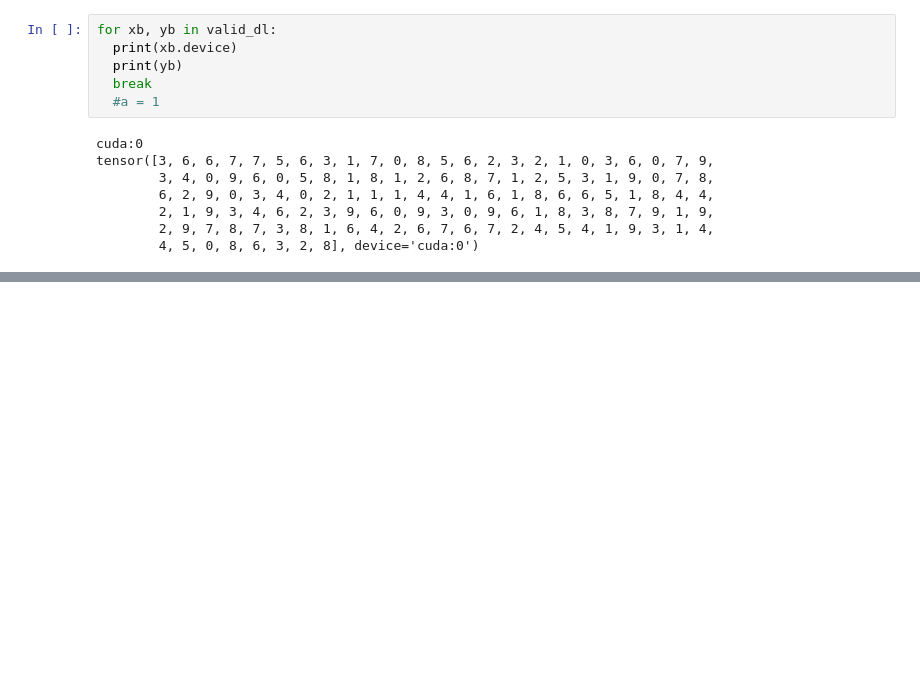
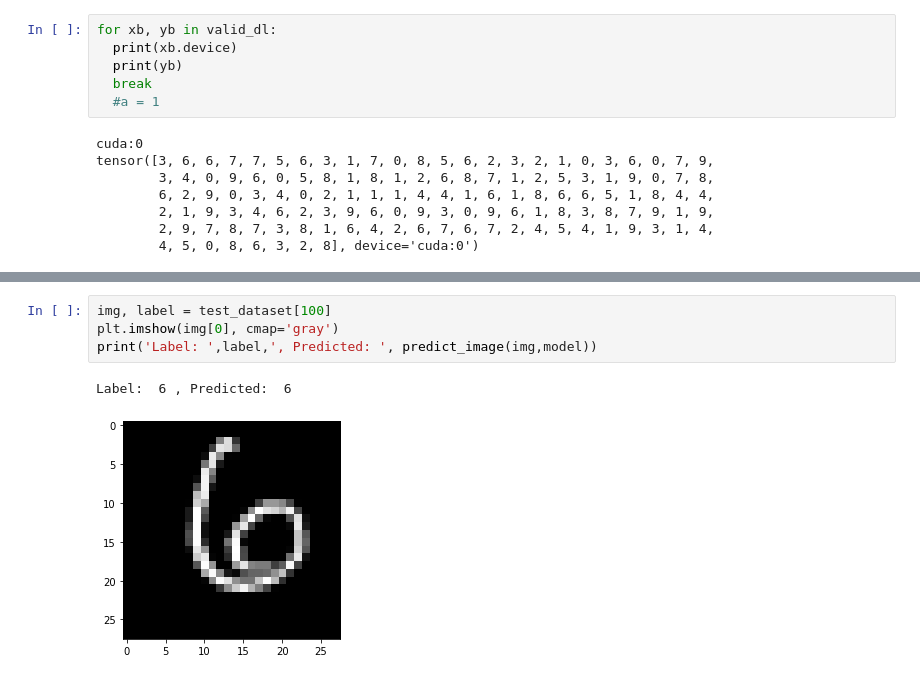
Before and after one commit to jarvis2991/pytorch, a Jupyter notebook: Deep_Neural_Network_on_GPU_PyTorch.ipynb, the cells around one changed output, grey strips where cells are left out. Cells and saved outputs as stored; diff of their text form; blank space fills up the shorter version.

```diff
--- a/Deep_Neural_Network_on_GPU_PyTorch.ipynb
+++ b/Deep_Neural_Network_on_GPU_PyTorch.ipynb
@@ -187,0 +325,7 @@ AttributeError: ignored
+# %%
+img, label = test_dataset[100]
+plt.imshow(img[0], cmap='gray')
+print('Label: ',label,', Predicted: ', predict_image(img,model))
+# %% [output]
+Label:  6 , Predicted:  6
+[figure, added]
```
Also changed, not shown: parts of 23 cells of this notebook.
